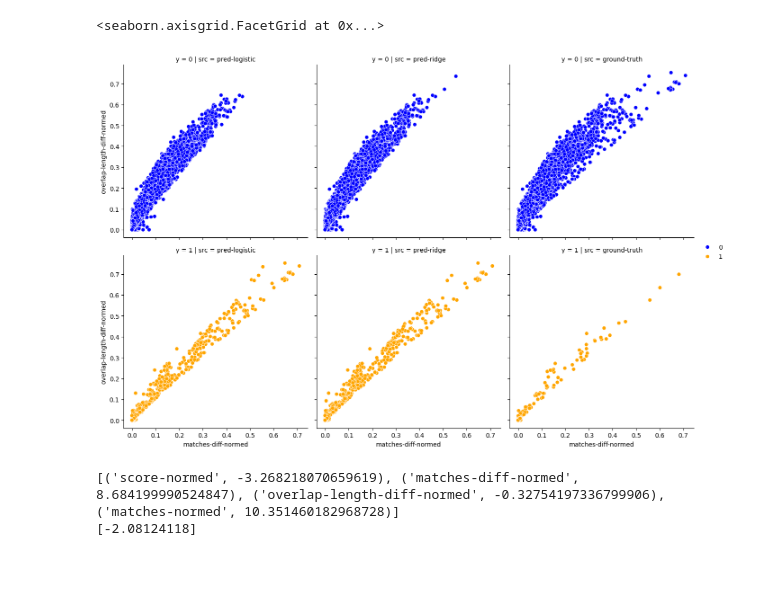
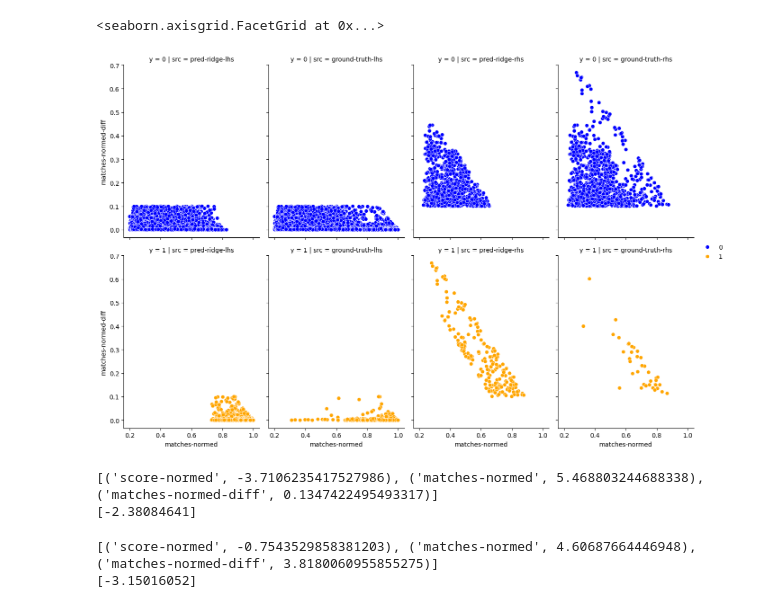
Before and after one commit to tbrekalo/tb-ram, a Jupyter notebook: scripts/notebooks/ovlp-chain-eval.ipynb, the cells around one changed output. Drawn from its saved outputs; the diff is of its cells as text; code cells hidden in the pictures; blank space fills up the shorter version.

```diff
--- a/scripts/notebooks/ovlp-chain-eval.ipynb
+++ b/scripts/notebooks/ovlp-chain-eval.ipynb
@@ -138,4 +168,8 @@ df_features = df_experiment.select(
 # %%
-X = df_features.drop("label").to_pandas()
-y = df_features["label"].to_pandas()
+X_lhs = df_features_lhs.drop("label").to_pandas()
+y_lhs = df_features_lhs["label"].to_pandas()
+
+X_rhs = df_features_rhs.drop("label").to_pandas()
+y_rhs = df_features_rhs["label"].to_pandas()
+
 kfold = KFold(n_splits=5, shuffle=True, random_state=RANDOM_SEED)
@@ -191,0 +176,19 @@ weighted avg       0.98      0.69      0.79     34541
+# %%
+model_ridge_lhs = RidgeClassifier(
+    class_weight="balanced",
+    random_state=RANDOM_SEED,
+)
+
+model_ridge_rhs = RidgeClassifier(
+    class_weight="balanced",
+    random_state=RANDOM_SEED,
+)
+# %%
+X_lhs_train, X_lhs_test, y_lhs_train, y_lhs_test = train_test_split(
+    X_lhs, y_lhs, train_size=0.7, random_state=RANDOM_SEED)
+
+X_rhs_train, X_rhs_test, y_rhs_train, y_rhs_test = train_test_split(
+    X_rhs, y_rhs, train_size=0.7, random_state=RANDOM_SEED)
+
+model_ridge_lhs.fit(X_lhs_train, y_lhs_train)
+model_ridge_rhs.fit(X_rhs_train, y_rhs_train)
@@ -191,0 +197,3 @@ weighted avg       0.98      0.69      0.79     34541
+# %%
+y_lhs_pred_ridge = model_ridge_lhs.predict(X_lhs_test)
+y_rhs_pred_ridge = model_ridge_rhs.predict(X_rhs_test)
@@ -192,30 +225,37 @@ weighted avg       0.98      0.69      0.79     34541
 # %%
 df_result = pd.concat(
     [
-        X_test.assign(y=y_pred_logistic, src="pred-logistic"),
-        X_test.assign(y=y_pred_ridge, src="pred-ridge"),
-        X_test.assign(y=y_test, src="ground-truth"),
+        X_lhs_test.assign(y=y_lhs_pred_ridge, src="pred-ridge-lhs"),
+        X_lhs_test.assign(y=y_lhs_test, src="ground-truth-lhs"),
+        X_rhs_test.assign(y=y_rhs_pred_ridge, src="pred-ridge-rhs"),
+        X_rhs_test.assign(y=y_rhs_test, src="ground-truth-rhs"),
     ],
 )
 g = sns.FacetGrid(df_result, col="src", row="y")
 g.fig.set_size_inches(13.5, 9)
 g.map_dataframe(
     sns.scatterplot,
-    x="matches-diff-normed",
-    y="overlap-length-diff-normed",
+    x="matches-normed",
+    y="matches-normed-diff",
     hue="y",
     palette={
         0: 'blue',
         1: 'orange',
     },
 )
 g.add_legend()
 # %% [output]
 <seaborn.axisgrid.FacetGrid at 0x...>
-[figure, old version]
+[figure, new version]
 # %%
-print(list(zip(model_ridge.feature_names_in_, *model_logistic.coef_)))
-print(model_ridge.intercept_)
+print(list(zip(model_ridge_lhs.feature_names_in_, *model_ridge_lhs.coef_)))
+print(model_ridge_lhs.intercept_)
 # %% [output]
-[('score-normed', -3.268218070659619), ('matches-diff-normed', 8.684199990524847), ('overlap-length-diff-normed', -0.32754197336799906), ('matches-normed', 10.351460182968728)]
-[-2.08124118]
+[('score-normed', -3.7106235417527986), ('matches-normed', 5.468803244688338), ('matches-normed-diff', 0.1347422495493317)]
+[-2.38084641]
+# %%
+print(list(zip(model_ridge_rhs.feature_names_in_, *model_ridge_rhs.coef_)))
+print(model_ridge_rhs.intercept_)
+# %% [output]
+[('score-normed', -0.7543529858381203), ('matches-normed', 4.60687664446948), ('matches-normed-diff', 3.8180060955855275)]
+[-3.15016052]
```
Also changed, not shown: parts of 13 cells of this notebook, 1 other file.
